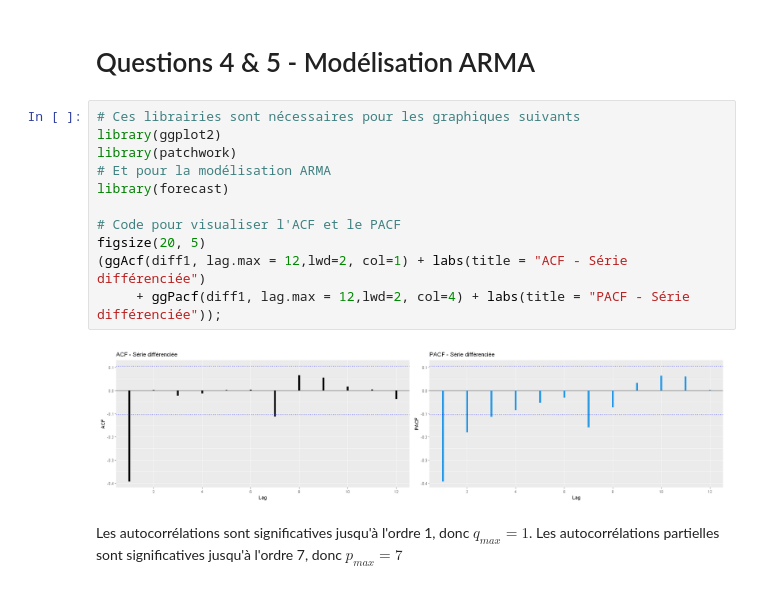
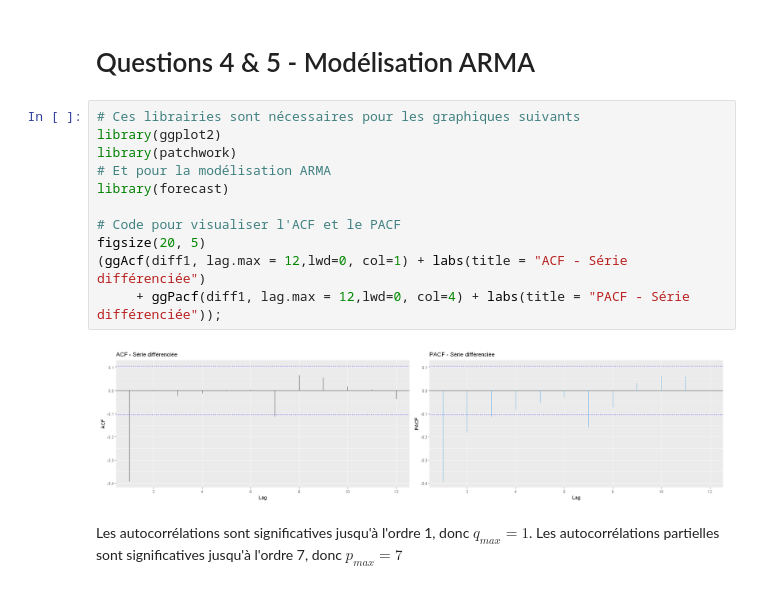
Before and after one commit to kouame1999/Projet_serie-temporelle, a Jupyter notebook: code.ipynb, the cells around one changed output. Drawn from its saved outputs; the diff is of its cells as text.

```diff
--- a/code.ipynb
+++ b/code.ipynb
@@ -249,16 +249,16 @@ Les trois tests sont unanimes et indiquent que la série différenciée est stat
 # %%
 # Ces librairies sont nécessaires pour les graphiques suivants
 library(ggplot2)
 library(patchwork)
 # Et pour la modélisation ARMA
 library(forecast)
 
 # Code pour visualiser l'ACF et le PACF
 figsize(20, 5)
-(ggAcf(diff1, lag.max = 12,lwd=2, col=1) + labs(title = "ACF - Série différenciée")
-     + ggPacf(diff1, lag.max = 12,lwd=2, col=4) + labs(title = "PACF - Série différenciée"));
+(ggAcf(diff1, lag.max = 12,lwd=0, col=1) + labs(title = "ACF - Série différenciée")
+     + ggPacf(diff1, lag.max = 12,lwd=0, col=4) + labs(title = "PACF - Série différenciée"));
 # %% [output]
-[figure, old version]
+[figure, new version]
 # %% [markdown]
 Les autocorrélations sont significatives jusqu'à l'ordre 1, donc $q_{max}=1$.
 Les autocorrélations partielles sont significatives jusqu'à l'ordre 7, donc $p_{max}=7$
```
Also changed, not shown: parts of 8 cells of this notebook.
